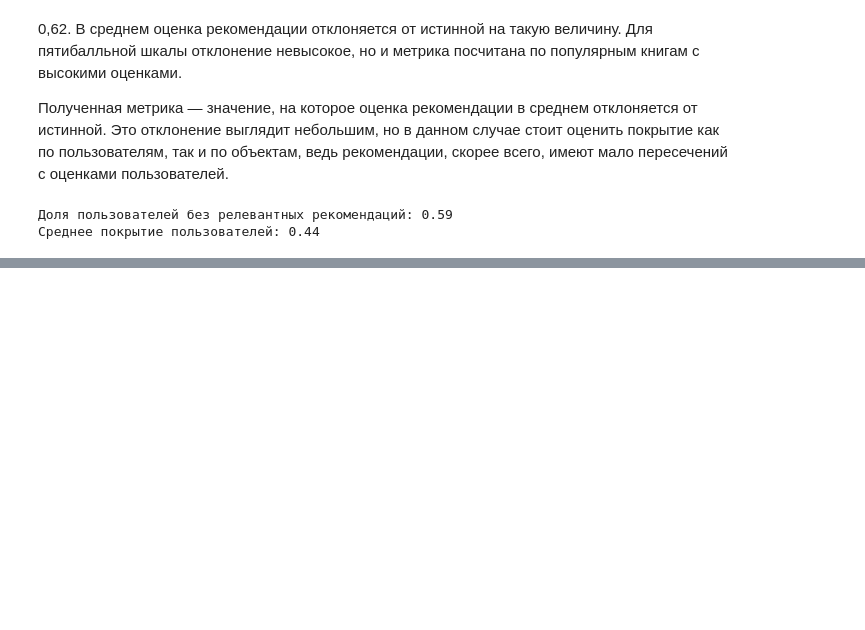
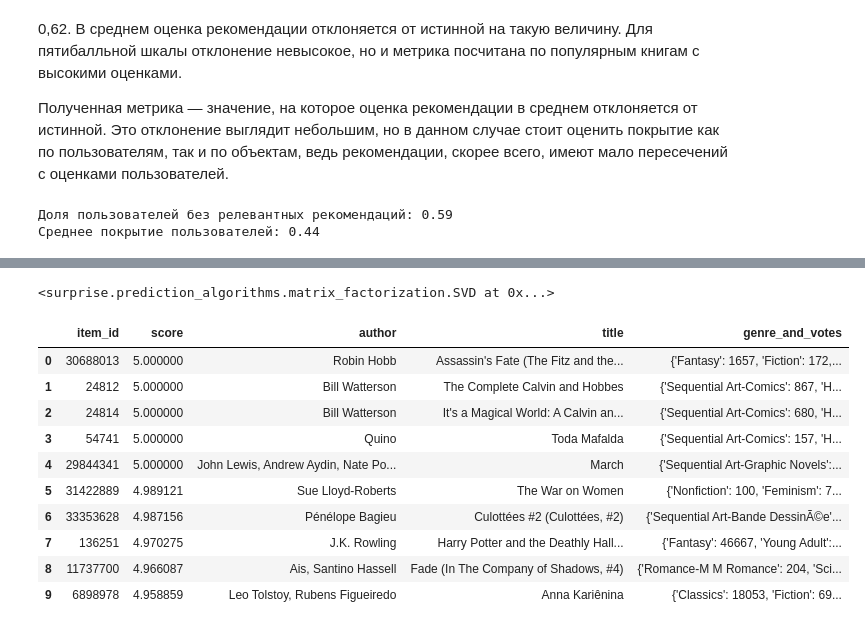
Before and after one commit to alina-tad/mle-recsys-start, a Jupyter notebook: preprocessing.ipynb, the cells around one changed output, grey strips where cells are left out. Saved outputs shown, nothing was run; the diff lists cells and outputs as text; code cells hidden in the pictures; blank space fills up the shorter version.

```diff
--- a/preprocessing.ipynb
+++ b/preprocessing.ipynb
@@ -418,0 +662,75 @@ print(f"Среднее покрытие пользователей: {cold_users_
+# %%
+# Теперь добавим эти события в train (важно — именно в train, иначе SVD про них не узнает):
+
+events_train_ext = pd.concat([events_train, new_user_events], ignore_index=True)
+# %%
+# Переобучаем SVD на расширенном train
+
+from surprise import Dataset, Reader, SVD
+
+reader = Reader(rating_scale=(1, 5))
+
+surprise_train_set_ext = Dataset.load_from_df(
+    events_train_ext[["user_id", "item_id", "rating"]],
+    reader
+).build_full_trainset()
+
+svd_model_ext = SVD(n_factors=100, random_state=0)
+svd_model_ext.fit(surprise_train_set_ext)
+# %% [output]
+<surprise.prediction_algorithms.matrix_factorization.SVD at 0x...>
+# %%
+# Получаем рекомендации для нового пользователя
+
+def get_recommendations_svd(user_id, all_items, events, model, include_seen=True, n=5):
+    all_items = set(events["item_id"].unique())
+
+    if include_seen:
+        items_to_predict = list(all_items)
+    else:
+        seen_items = set(
+            events[events["user_id"] == user_id]["item_id"].unique()
+        )
+        items_to_predict = list(all_items - seen_items)
+
+    predictions = [
+        model.predict(user_id, item_id)
+        for item_id in items_to_predict
+    ]
+
+    recommendations = sorted(predictions, key=lambda x: x.est, reverse=True)[:n]
+
+    return pd.DataFrame(
+        [(pred.iid, pred.est) for pred in recommendations],
+        columns=["item_id", "score"],
+    )
+
+# рекомендации для нового пользователя
+recs_new_user = get_recommendations_svd(
+    new_user_id,
+    items,
+    events_train_ext,   # важно: расширенный train с его событиями
+    svd_model_ext,
+    include_seen=False, # чтобы не советовать уже "прочитанное"
+    n=10
+)
+
+recs_new_user = recs_new_user.merge(
+    items[["item_id", "author", "title", "genre_and_votes"]],
+    on="item_id",
+    how="left"
+)
+
+recs_new_user
+# %% [output]
+|  | item_id | score | author | title | genre_and_votes |
+| 0 | 30688013 | 5.000000 | Robin Hobb | Assassin's Fate (The Fitz and the... | {'Fantasy': 1657, 'Fiction': 172,... |
+| 1 | 24812 | 5.000000 | Bill Watterson | The Complete Calvin and Hobbes | {'Sequential Art-Comics': 867, 'H... |
+| 2 | 24814 | 5.000000 | Bill Watterson | It's a Magical World: A Calvin an... | {'Sequential Art-Comics': 680, 'H... |
+| 3 | 54741 | 5.000000 | Quino | Toda Mafalda | {'Sequential Art-Comics': 157, 'H... |
+| 4 | 29844341 | 5.000000 | John Lewis, Andrew Aydin, Nate Po... | March | {'Sequential Art-Graphic Novels':... |
+| 5 | 31422889 | 4.989121 | Sue Lloyd-Roberts | The War on Women | {'Nonfiction': 100, 'Feminism': 7... |
+| 6 | 33353628 | 4.987156 | Pénélope Bagieu | Culottées #2 (Culottées, #2) | {'Sequential Art-Bande DessinÃ©e'... |
+| 7 | 136251 | 4.970275 | J.K. Rowling | Harry Potter and the Deathly Hall... | {'Fantasy': 46667, 'Young Adult':... |
+| 8 | 11737700 | 4.966087 | Ais, Santino Hassell | Fade (In The Company of Shadows, #4) | {'Romance-M M Romance': 204, 'Sci... |
+| 9 | 6898978 | 4.958859 | Leo Tolstoy, Rubens Figueiredo | Anna Kariênina | {'Classics': 18053, 'Fiction': 69... |
```
Also changed, not shown: parts of 22 cells of this notebook.
